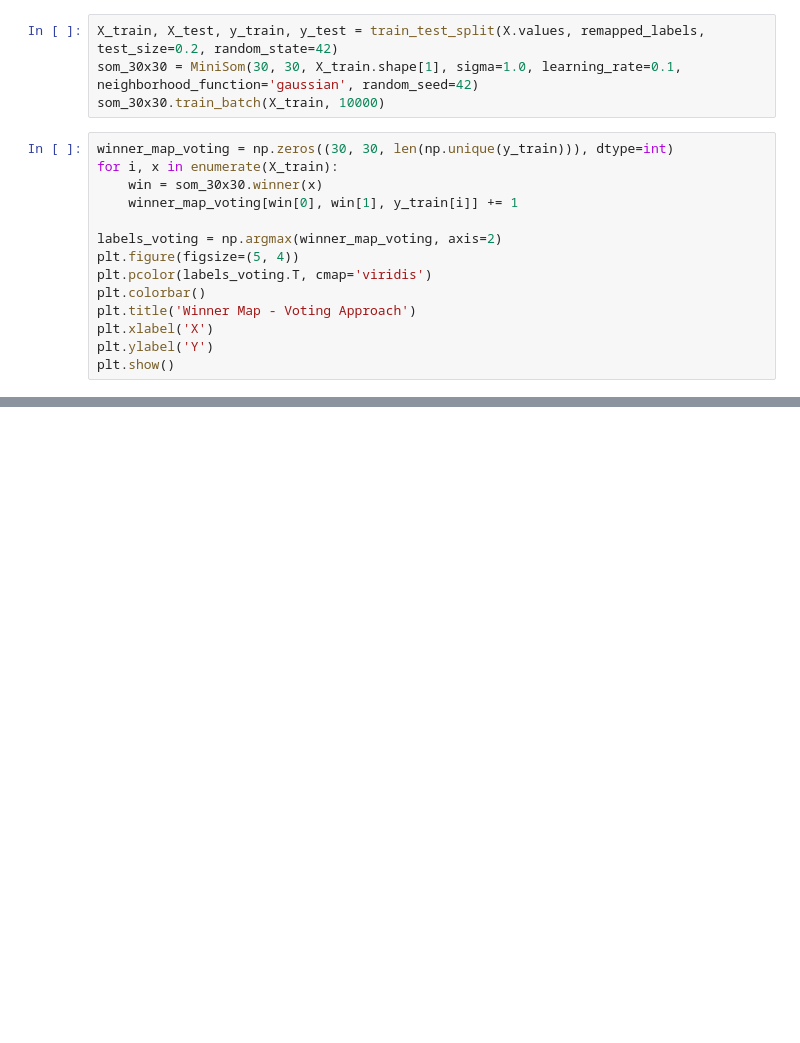
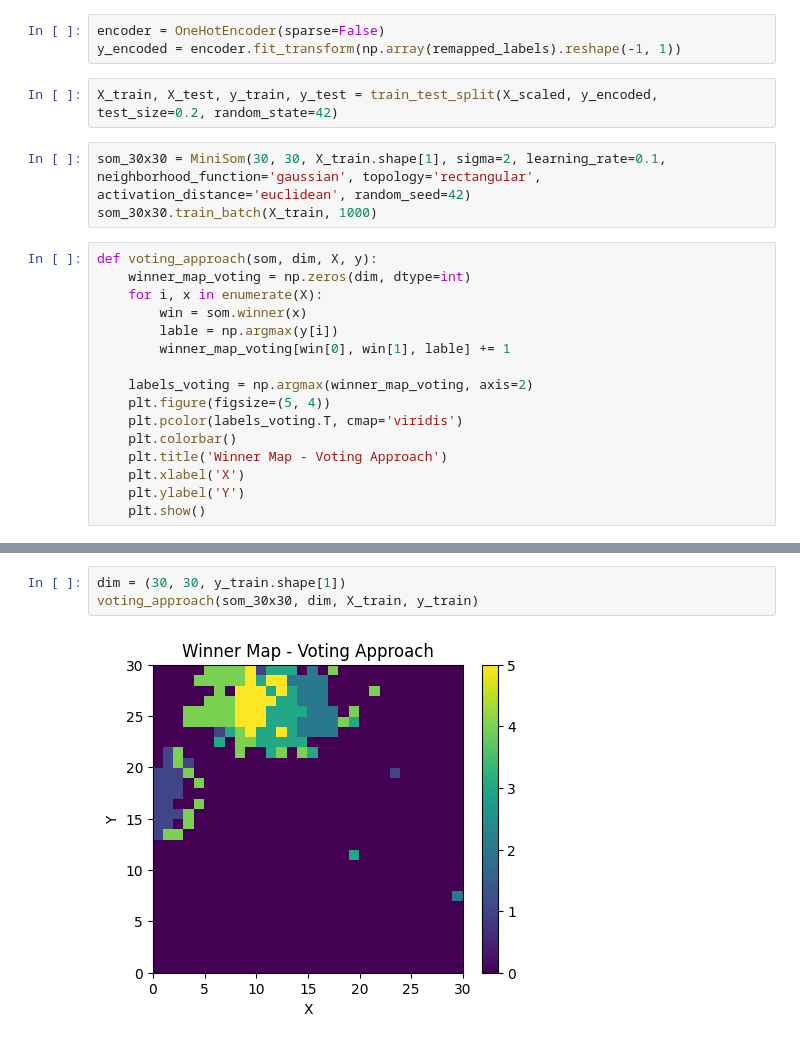
Before and after one commit to itsatefe/Deep-Learning, a Jupyter notebook: HW1/On-center-Off-surround/On-Center-Off-Surround.ipynb, the cells around one changed output, grey strips where cells are left out. Saved outputs shown, nothing was run; the diff lists cells and outputs as text; blank space fills up the shorter version.

Commit message:
winner-takes-all

```diff
--- a/HW1/On-center-Off-surround/On-Center-Off-Surround.ipynb
+++ b/HW1/On-center-Off-surround/On-Center-Off-Surround.ipynb
@@ -19,18 +21,24 @@ remapped_labels = remap_labels(y.values)
+# %%
+encoder = OneHotEncoder(sparse=False)
+y_encoded = encoder.fit_transform(np.array(remapped_labels).reshape(-1, 1))
+# %%
+X_train, X_test, y_train, y_test = train_test_split(X_scaled, y_encoded, test_size=0.2, random_state=42)
 # %%
-X_train, X_test, y_train, y_test = train_test_split(X.values, remapped_labels, test_size=0.2, random_state=42)
-som_30x30 = MiniSom(30, 30, X_train.shape[1], sigma=1.0, learning_rate=0.1, neighborhood_function='gaussian', random_seed=42)
-som_30x30.train_batch(X_train, 10000)
+som_30x30 = MiniSom(30, 30, X_train.shape[1], sigma=2, learning_rate=0.1, neighborhood_function='gaussian', topology='rectangular', activation_distance='euclidean', random_seed=42)
+som_30x30.train_batch(X_train, 1000)
 # %%
-winner_map_voting = np.zeros((30, 30, len(np.unique(y_train))), dtype=int)
-for i, x in enumerate(X_train):
-    win = som_30x30.winner(x)
-    winner_map_voting[win[0], win[1], y_train[i]] += 1
+def voting_approach(som, dim, X, y):
+    winner_map_voting = np.zeros(dim, dtype=int)
+    for i, x in enumerate(X):
+        win = som.winner(x)
+        lable = np.argmax(y[i])
+        winner_map_voting[win[0], win[1], lable] += 1
 
-labels_voting = np.argmax(winner_map_voting, axis=2)
-plt.figure(figsize=(5, 4))
-plt.pcolor(labels_voting.T, cmap='viridis')
-plt.colorbar()
-plt.title('Winner Map - Voting Approach')
-plt.xlabel('X')
-plt.ylabel('Y')
-plt.show()
+    labels_voting = np.argmax(winner_map_voting, axis=2)
+    plt.figure(figsize=(5, 4))
+    plt.pcolor(labels_voting.T, cmap='viridis')
+    plt.colorbar()
+    plt.title('Winner Map - Voting Approach')
+    plt.xlabel('X')
+    plt.ylabel('Y')
+    plt.show()
@@ -58 +45,6 @@ AttributeError: 'collections.defaultdict' object has no attribute 'shape'
+# %%
+dim = (30, 30, y_train.shape[1])
+voting_approach(som_30x30, dim, X_train, y_train)
+# %% [output]
+[figure, added]
 # %%
```
Also changed, not shown: parts of 15 cells of this notebook, 4 other files.
